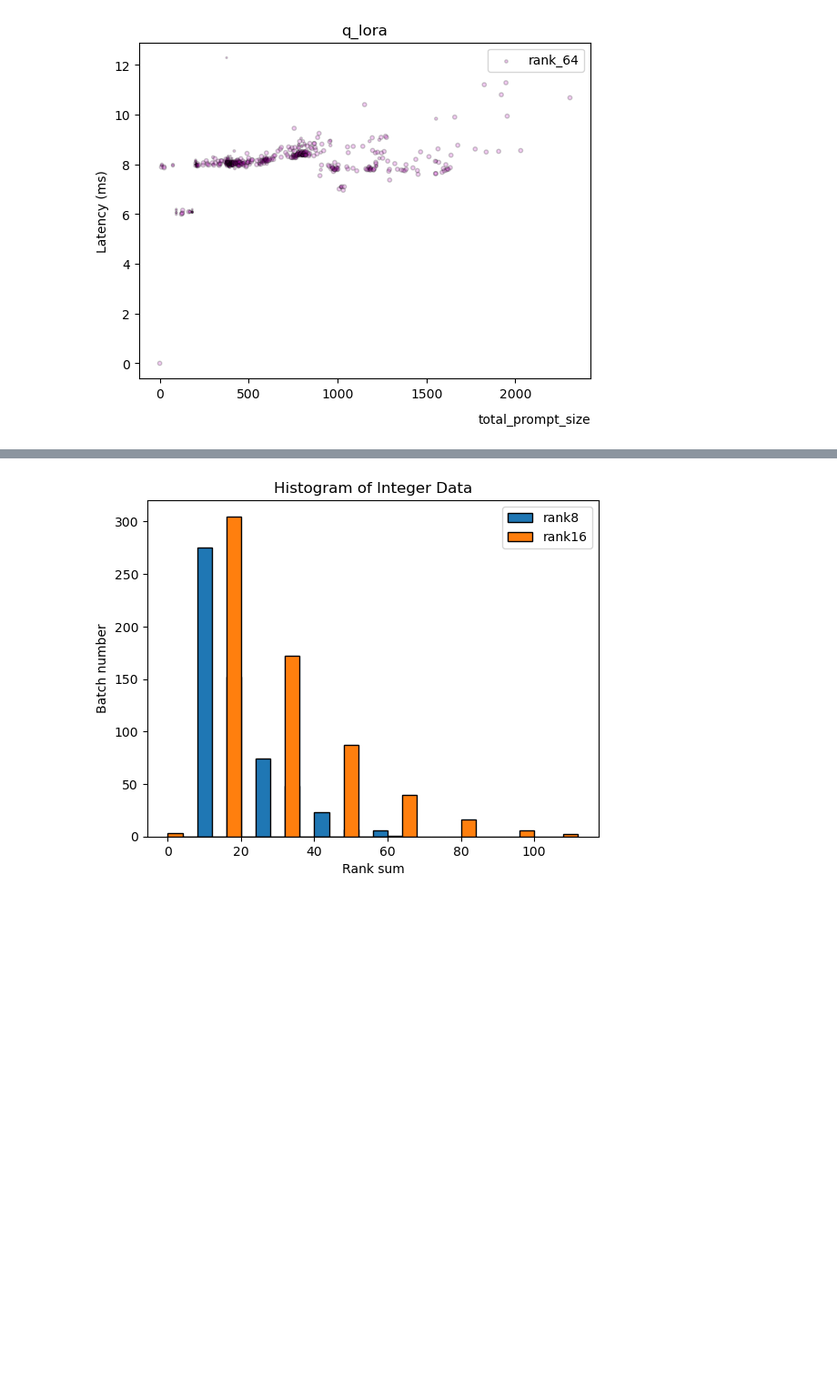
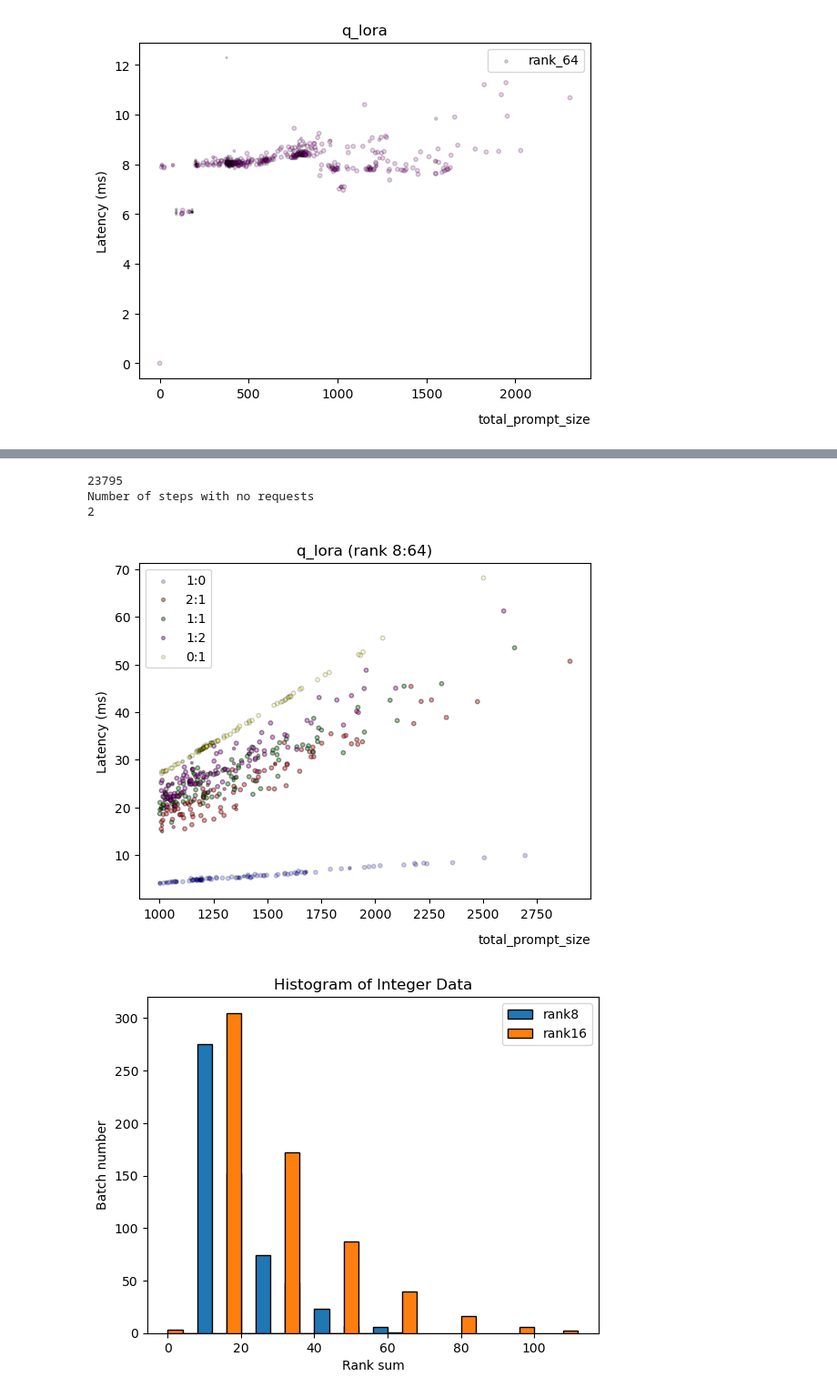
Before and after one commit to sgjeon194/S-LoRA_Analysis, a Jupyter notebook: Logs/timeDataParser.ipynb, the cells around one changed output, grey strips where cells are left out. Shown: that part at 91% size. Saved outputs shown, nothing was run; the diff lists cells and outputs as text; code cells hidden in the pictures; blank space fills up the shorter version.

```diff
--- a/Logs/timeDataParser.ipynb
+++ b/Logs/timeDataParser.ipynb
@@ -613,3 +713,15 @@ print([step["total_token_num"] for step in prefill_steps_rank_64])
+# %%
+_, prefill_steps_rank_8_64_ratio_1, decode_steps_rank_8_64_ratio_1 = make_steps("rankTest/rank_8_64_ratio_1_only_custom.txt")
+_, prefill_steps_rank_8_64_ratio_2, decode_steps_rank_8_64_ratio_2 = make_steps("rankTest/rank_8_64_ratio_2_only_custom.txt")
+_, prefill_steps_rank_64_8_ratio_2, decode_steps_rank_64_8_ratio_2 = make_steps("rankTest/rank_64_8_ratio_2_only_custom.txt")
+# %% [output]
+23795
+Number of steps with no requests
+2
+# %%
+plot_tokenlen_rank_8_16_ratio_and_execution_time_relationship("rank 8:64", prefill_steps_rank_8, prefill_steps_rank_64_8_ratio_2, prefill_steps_rank_8_64_ratio_1, prefill_steps_rank_8_64_ratio_2, prefill_steps_rank_64)
+# %% [output]
+[figure, added]
 # %%
 import matplotlib.pyplot as plt
 
```
Also changed, not shown: parts of 10 cells of this notebook, 2 other files.
